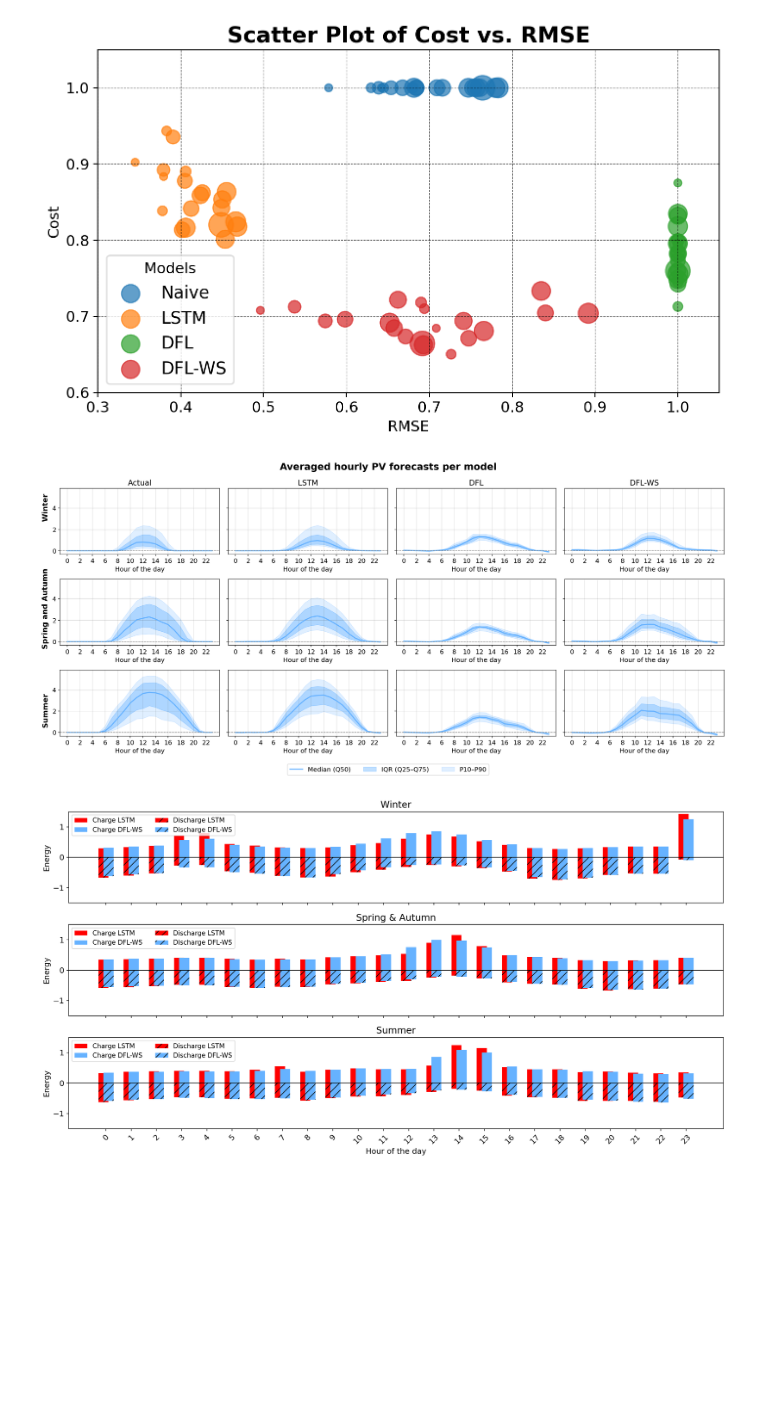
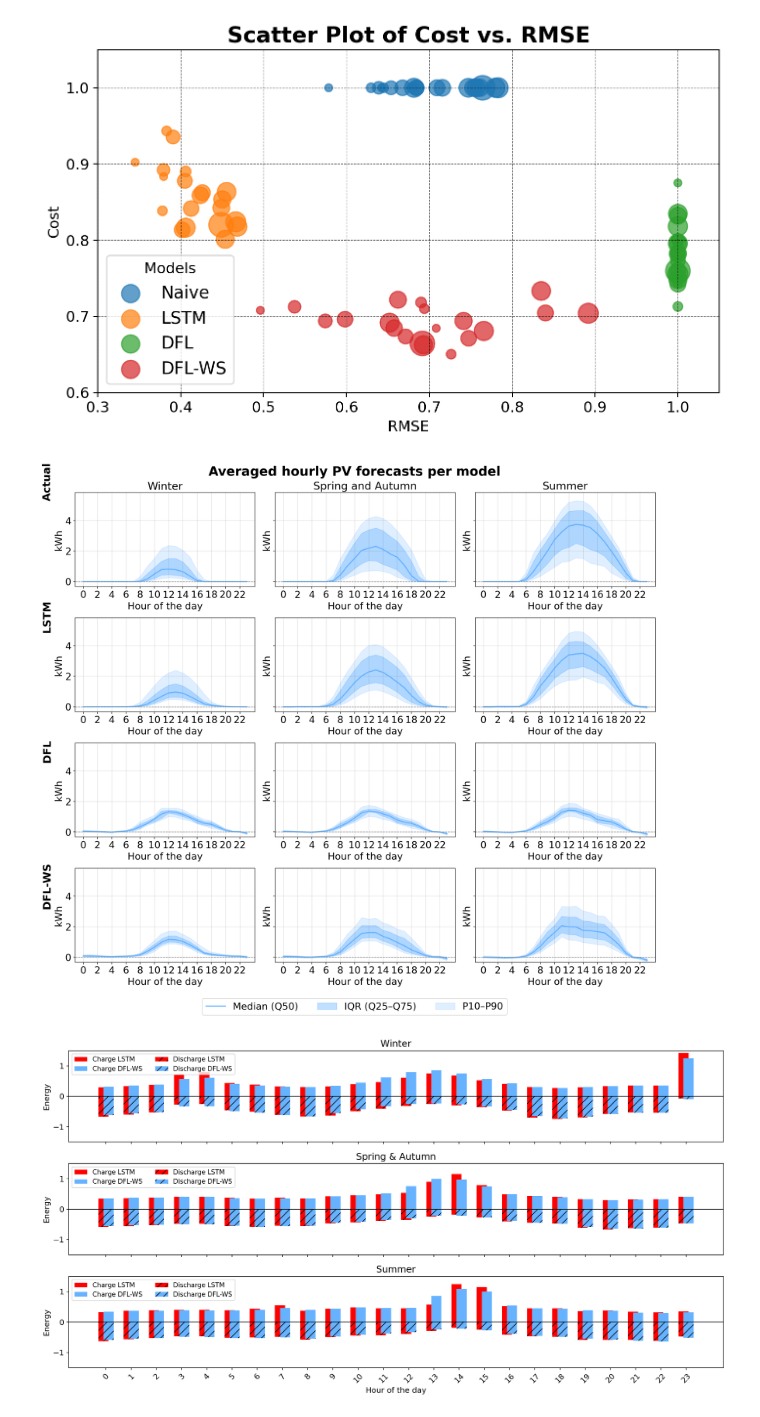
Before and after one commit to Joris-Dprtr/DFL_PVB, a Jupyter notebook: notebooks/Results.ipynb, the cells around one changed output. Cells and saved outputs as stored; diff of their text form; code cells hidden in the pictures; blank space fills up the shorter version.

```diff
--- a/notebooks/Results.ipynb
+++ b/notebooks/Results.ipynb
@@ -860,9 +881,19 @@ df_lstm_cvx_summer = variable_df(df_summer, var,'lstm_cvx', time)
 df_cvx_summer = variable_df(df_summer, var,'cvx', time)
 df_perfect_summer = variable_df(df_summer, var,'perfect', time)
 # %%
-compare_hourly_quantile_plots([df_perfect_winter, df_lstm_winter, df_cvx_winter, df_lstm_cvx_winter, df_perfect_spring, df_lstm_spring, df_cvx_spring, df_lstm_cvx_spring, df_perfect_summer, df_lstm_summer, df_cvx_summer, df_lstm_cvx_summer], ['Winter', 'Spring and Autumn', 'Summer'], columns=4, rows=3, titles=['Actual', 'LSTM', 'DFL', 'DFL-WS', '', '', '', '','', '', '', ''], size=(18,8), x_axis='Hour of the day')
+DEFAULT_FONTS = {
+    "title": 24,
+    "subtitle": 20,      # subplot titles like "Winter"
+    "xlabel": 18,
+    "ylabel": 18,
+    "xticks": 18,
+    "yticks": 18,
+    "legend": 18
+}
+
+compare_hourly_quantile_plots([df_perfect_winter,df_perfect_spring,df_perfect_summer, df_lstm_winter, df_lstm_spring, df_lstm_summer, df_cvx_winter, df_cvx_spring, df_cvx_summer, df_lstm_cvx_winter, df_lstm_cvx_spring, df_lstm_cvx_summer], ['Actual', 'LSTM', 'DFL', 'DFL-WS'], columns=3, rows=4, titles=['Winter', 'Spring and Autumn', 'Summer', '', '', '', '','', '', '', '', ''], size=(16,14), x_axis='Hour of the day', fonts=DEFAULT_FONTS)
 # %% [output]
-[figure, old version]
+[figure, new version]
 # %%
 time = 'hour'
 # %%
```
Also changed, not shown: parts of 2 cells of this notebook, 2 other files.
